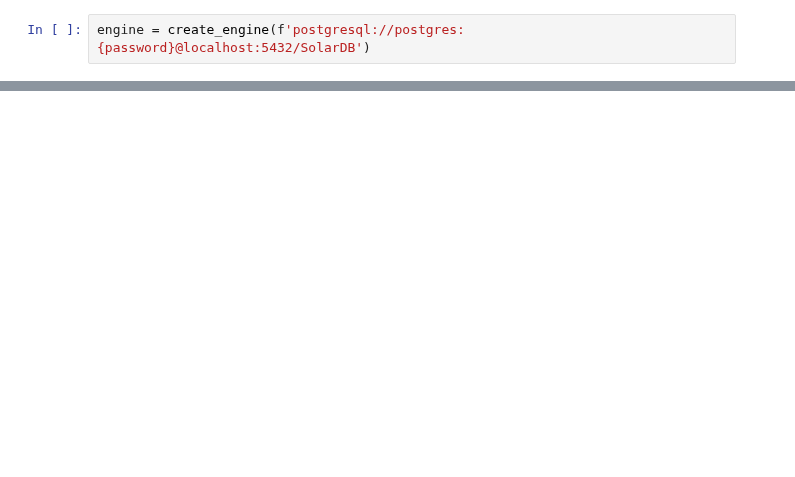
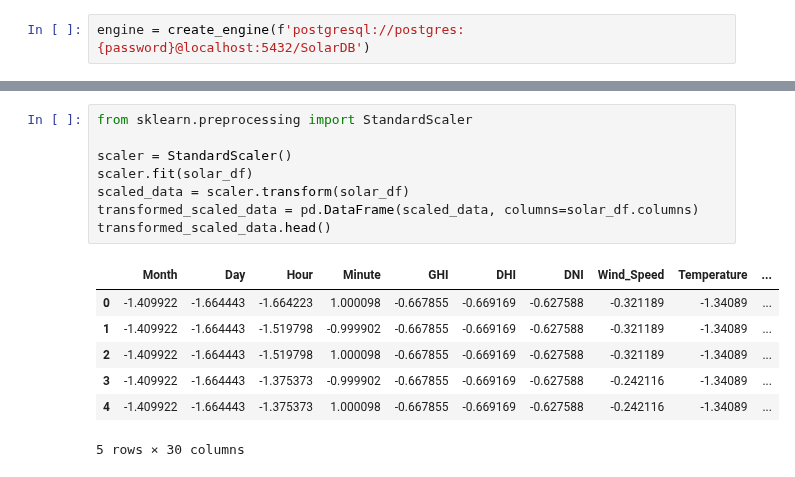
Before and after one commit to sjmisina/Solar-Panel-Potential-Energy, a Jupyter notebook: Code/Machine Learning/Solar Neural Net.ipynb, the cells around one changed output, grey strips where cells are left out. Drawn from its saved outputs; the diff is of its cells as text; blank space fills up the shorter version.

```diff
--- a/Code/Machine Learning/Solar Neural Net.ipynb
+++ b/Code/Machine Learning/Solar Neural Net.ipynb
@@ -25,0 +113,16 @@ solar_db
+# %%
+from sklearn.preprocessing import StandardScaler
+
+scaler = StandardScaler()
+scaler.fit(solar_df)
+scaled_data = scaler.transform(solar_df)
+transformed_scaled_data = pd.DataFrame(scaled_data, columns=solar_df.columns)
+transformed_scaled_data.head()
+# %% [output]
+|  | Month | Day | Hour | Minute | GHI | DHI | DNI | Wind_Speed | Temperature | ... |
+| 0 | -1.409922 | -1.664443 | -1.664223 | 1.000098 | -0.667855 | -0.669169 | -0.627588 | -0.321189 | -1.34089 | ... |
+| 1 | -1.409922 | -1.664443 | -1.519798 | -0.999902 | -0.667855 | -0.669169 | -0.627588 | -0.321189 | -1.34089 | ... |
+| 2 | -1.409922 | -1.664443 | -1.519798 | 1.000098 | -0.667855 | -0.669169 | -0.627588 | -0.321189 | -1.34089 | ... |
+| 3 | -1.409922 | -1.664443 | -1.375373 | -0.999902 | -0.667855 | -0.669169 | -0.627588 | -0.242116 | -1.34089 | ... |
+| 4 | -1.409922 | -1.664443 | -1.375373 | 1.000098 | -0.667855 | -0.669169 | -0.627588 | -0.242116 | -1.34089 | ... |
+5 rows × 30 columns
```
Also changed, not shown: parts of 7 cells of this notebook, 1 other file.
